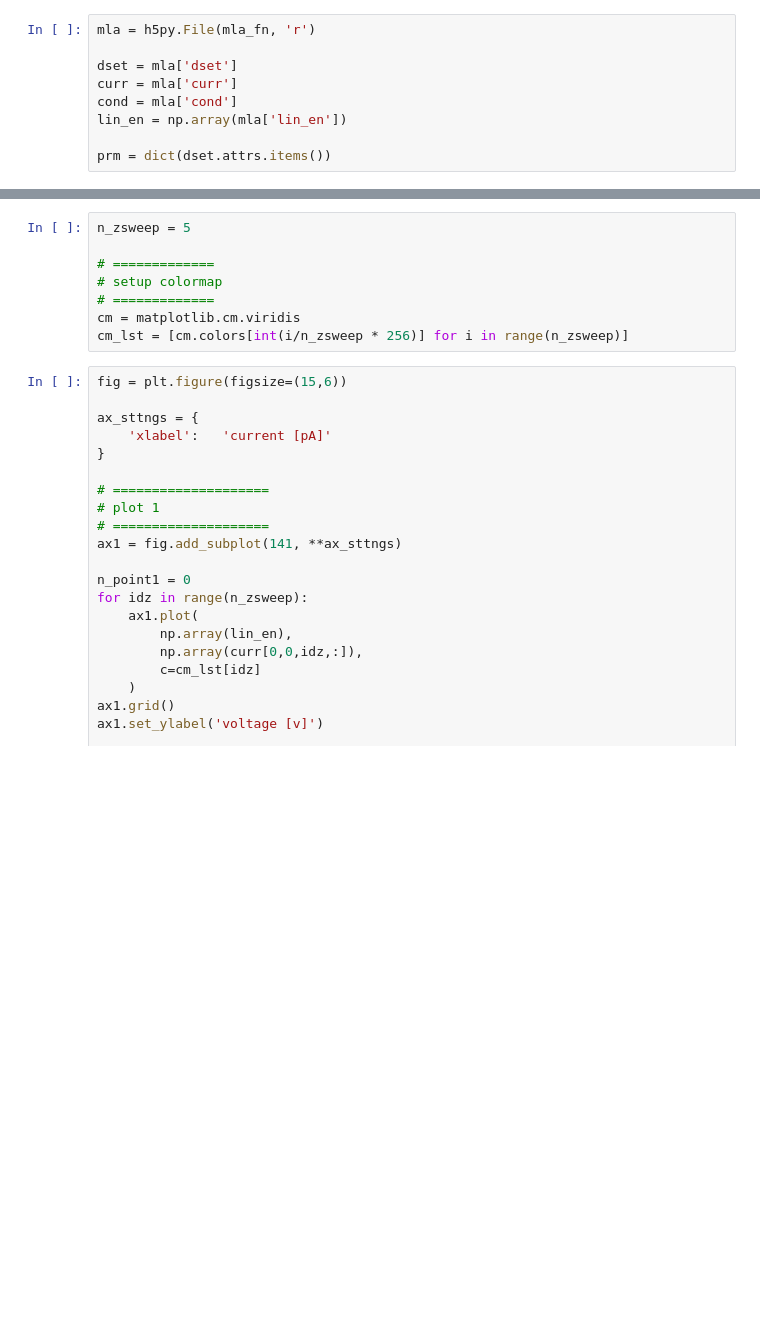
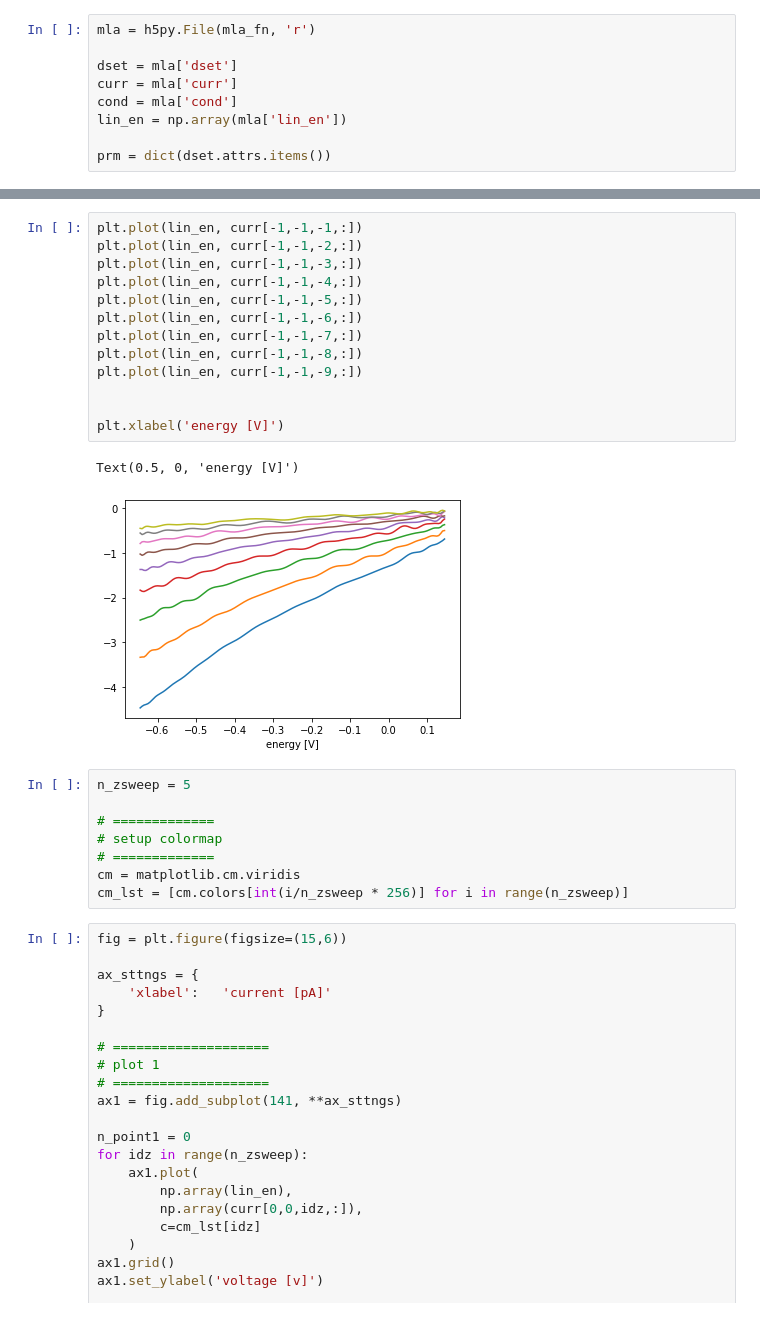
Before and after one commit to kehaus/mla-data-reconstruction, a Jupyter notebook: examples/example 5 - load & reconstruct from MLA text file with dc-value.ipynb, the cells around one changed output, grey strips where cells are left out. Cells and saved outputs as stored; diff of their text form; blank space fills up the shorter version.

```diff
--- a/examples/example 5 - load & reconstruct from MLA text file with dc-value.ipynb
+++ b/examples/example 5 - load & reconstruct from MLA text file with dc-value.ipynb
@@ -95,3 +98,19 @@ Text(0.5, 0, 'energy [V]')
+# %%
+plt.plot(lin_en, curr[-1,-1,-1,:])
+plt.plot(lin_en, curr[-1,-1,-2,:])
+plt.plot(lin_en, curr[-1,-1,-3,:])
+plt.plot(lin_en, curr[-1,-1,-4,:])
+plt.plot(lin_en, curr[-1,-1,-5,:])
+plt.plot(lin_en, curr[-1,-1,-6,:])
+plt.plot(lin_en, curr[-1,-1,-7,:])
+plt.plot(lin_en, curr[-1,-1,-8,:])
+plt.plot(lin_en, curr[-1,-1,-9,:])
+
+
+plt.xlabel('energy [V]')
+# %% [output]
+Text(0.5, 0, 'energy [V]')
+[figure, added]
 # %%
 n_zsweep = 5
 
```
Also changed, not shown: parts of 4 cells of this notebook, 1 other file.
